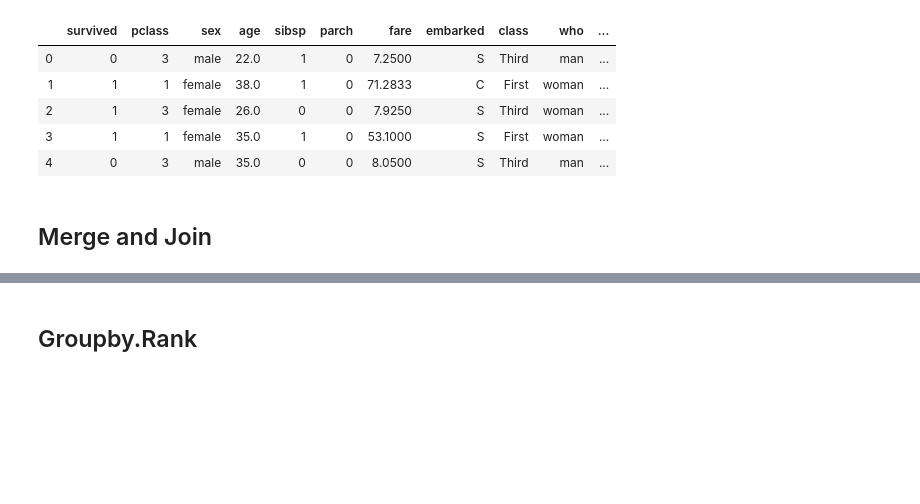
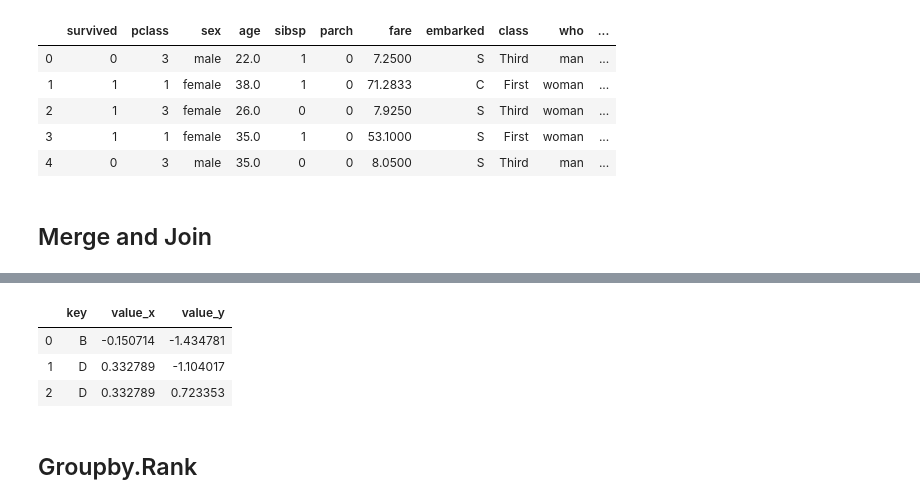
Before and after one commit to raysunau/python_data_analytics, a Jupyter notebook: Python_pandas_SQL.ipynb, the cells around one changed output, grey strips where cells are left out. Drawn from its saved outputs; the diff is of its cells as text; code cells hidden in the pictures; blank space fills up the shorter version.

Commit message:
add merge example

```diff
--- a/Python_pandas_SQL.ipynb
+++ b/Python_pandas_SQL.ipynb
@@ -334,0 +331,3 @@ df_demo.head()
+# %%
+df1 = pd.DataFrame({"key": ["A", "B", "C", "D"], "value": np.random.randn(4)})
+df2 = pd.DataFrame({"key": ["B", "D", "D", "E"], "value": np.random.randn(4)})
@@ -335,3 +350,10 @@ df_demo.head()
+# %%
+pd.merge(df1,df2,on="key")
+# %% [output]
+|  | key | value_x | value_y |
+| 0 | B | -0.150714 | -1.434781 |
+| 1 | D | 0.332789 | -1.104017 |
+| 2 | D | 0.332789 | 0.723353 |
 # %%
 # select * from a union all select * from b
 # df = pd.concat([a,b])
```
Also changed, not shown: parts of 3 cells of this notebook.
